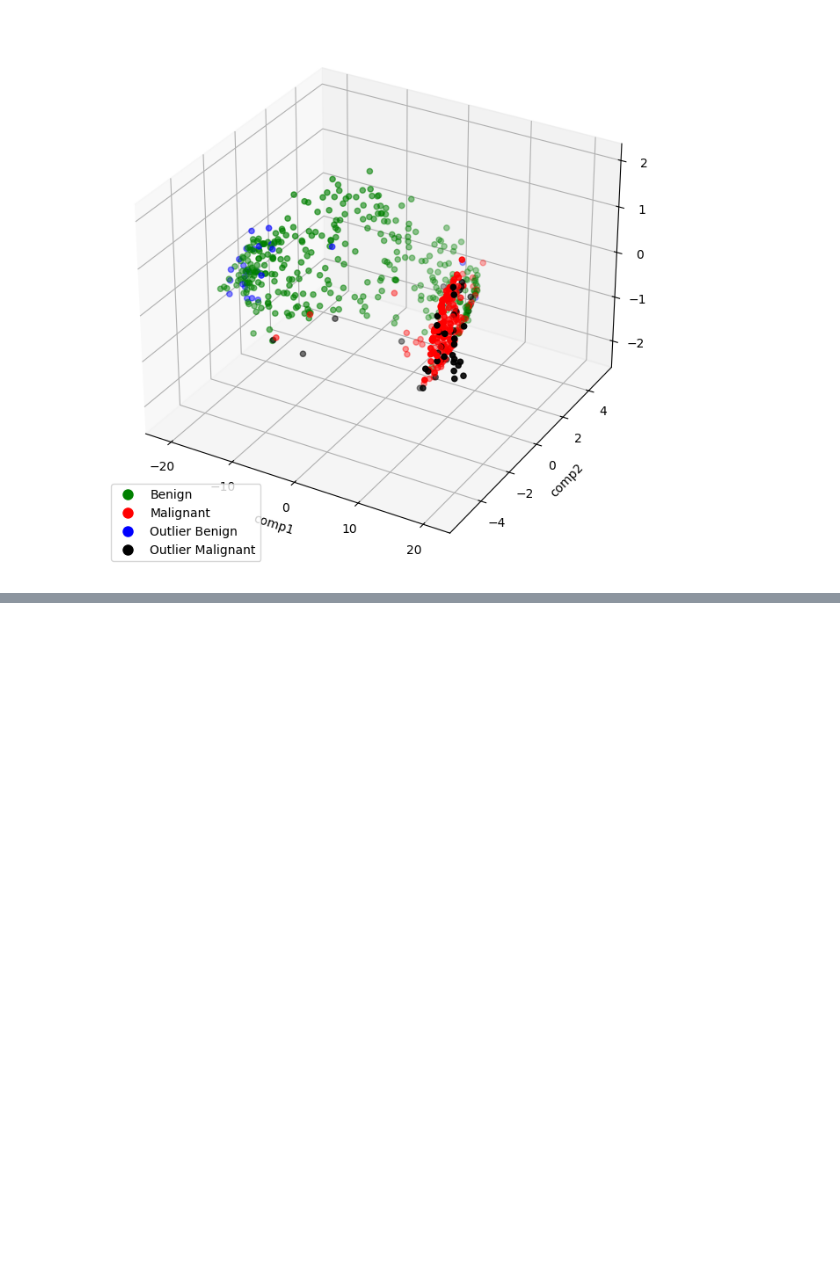
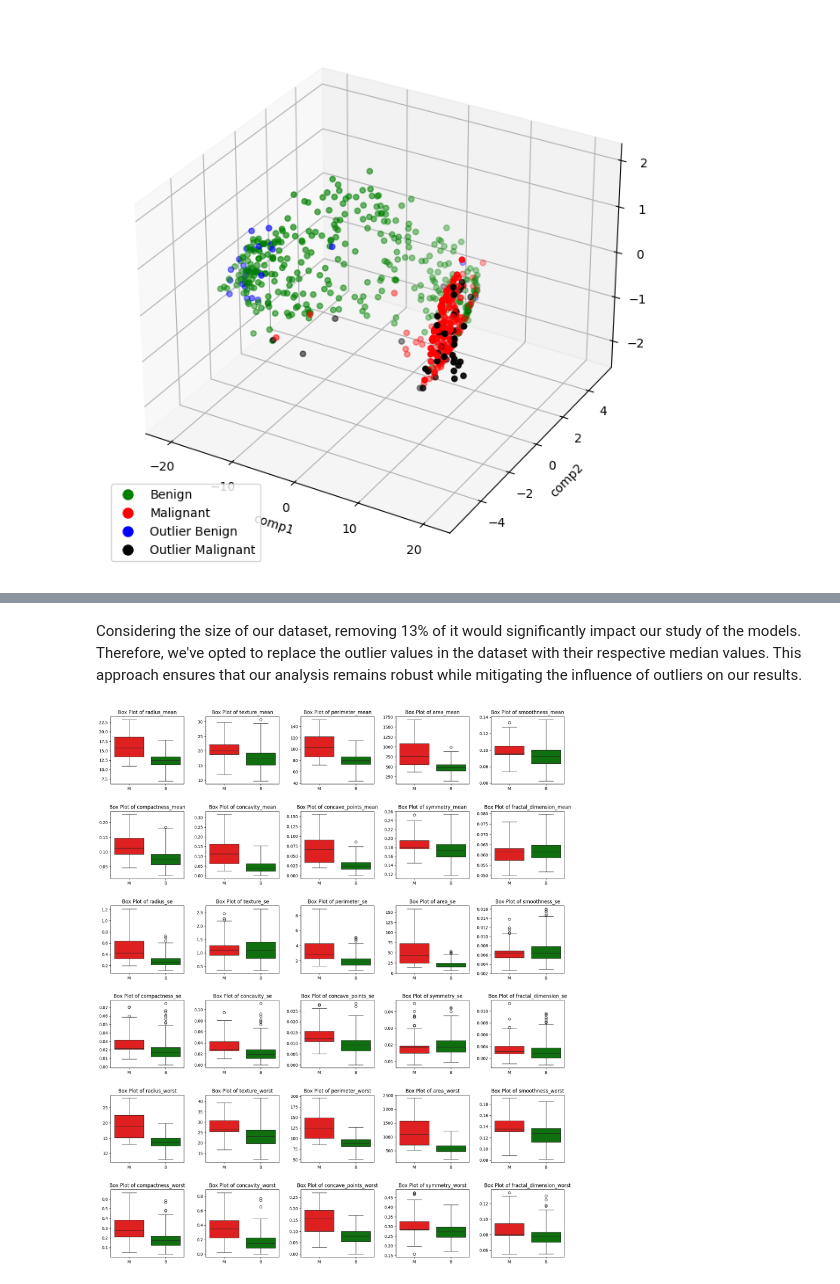
Before and after one commit to franciscaguimaraes/FEUP-IA, a Jupyter notebook: assignment2/src/notebook.ipynb, the cells around one changed output, grey strips where cells are left out. Saved outputs shown, nothing was run; the diff lists cells and outputs as text; code cells hidden in the pictures; blank space fills up the shorter version.

```diff
--- a/assignment2/src/notebook.ipynb
+++ b/assignment2/src/notebook.ipynb
@@ -325,0 +456,19 @@ Passar para os testes e modelos
+# %% [markdown]
+Considering the size of our dataset, removing 13% of it would significantly impact our study of the models. Therefore, we've opted to replace the outlier values in the dataset with their respective median values. This approach ensures that our analysis remains robust while mitigating the influence of outliers on our results.
+# %%
+# Get the indices of agreed outliers
+agreed_outliers_indices = df[(df['outliers_iqr'] == True) & (df['outliers_zscore'] == True)].index
+
+# Replace outlier values with their respective median values
+for column in X.columns:
+    median_value = X[column].median()
+    df.loc[agreed_outliers_indices, column] = median_value
+
+df.drop(['outliers_iqr', 'outliers_zscore', 'diagnosis_mapped'], axis=1, inplace=True)  # Drop the outlier columns
+
+# Check the first few rows of the modified dataset
+df.head()
+
+box_plot()
+# %% [output]
+[figure, added]
```
Also changed, not shown: parts of 15 cells of this notebook, 1 other file.
